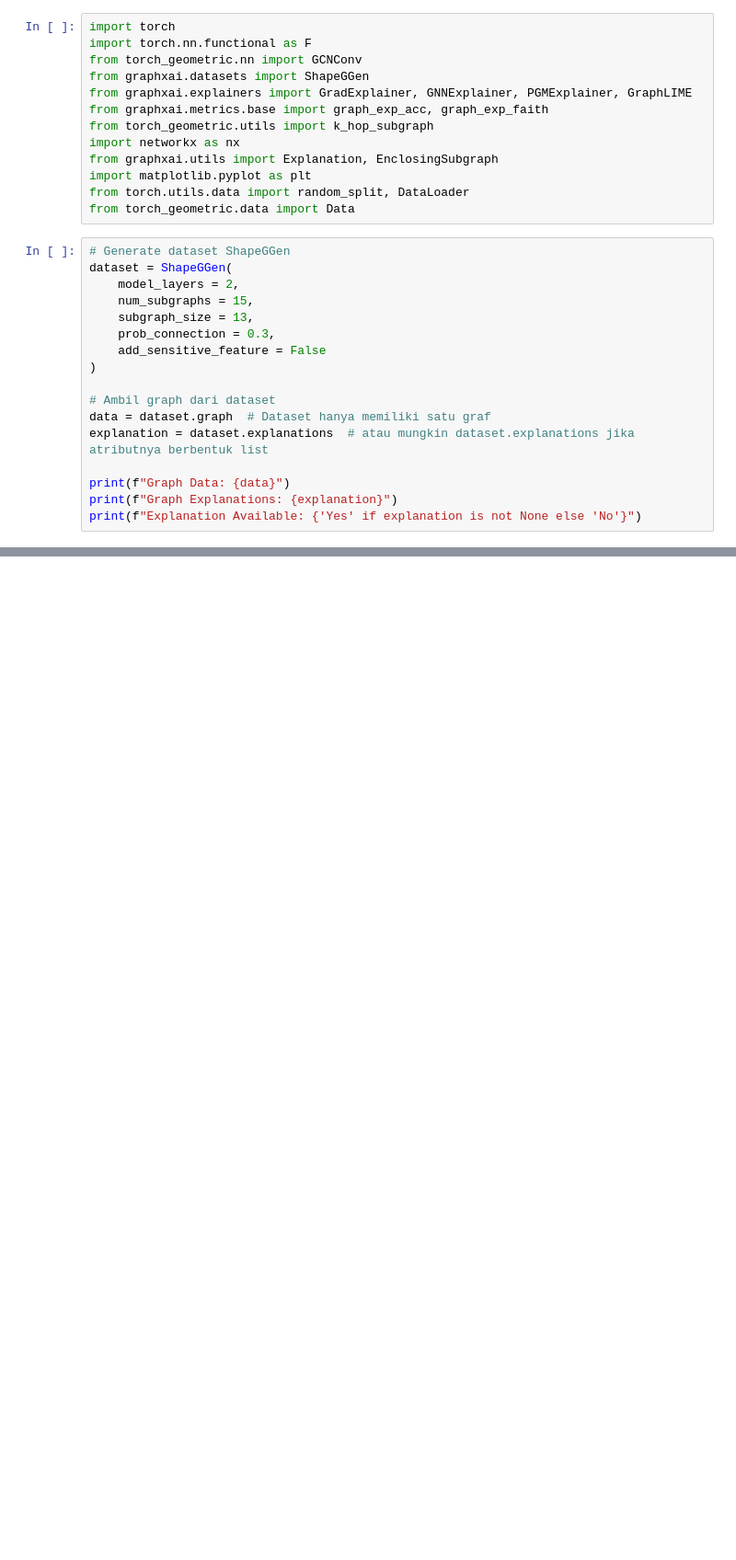
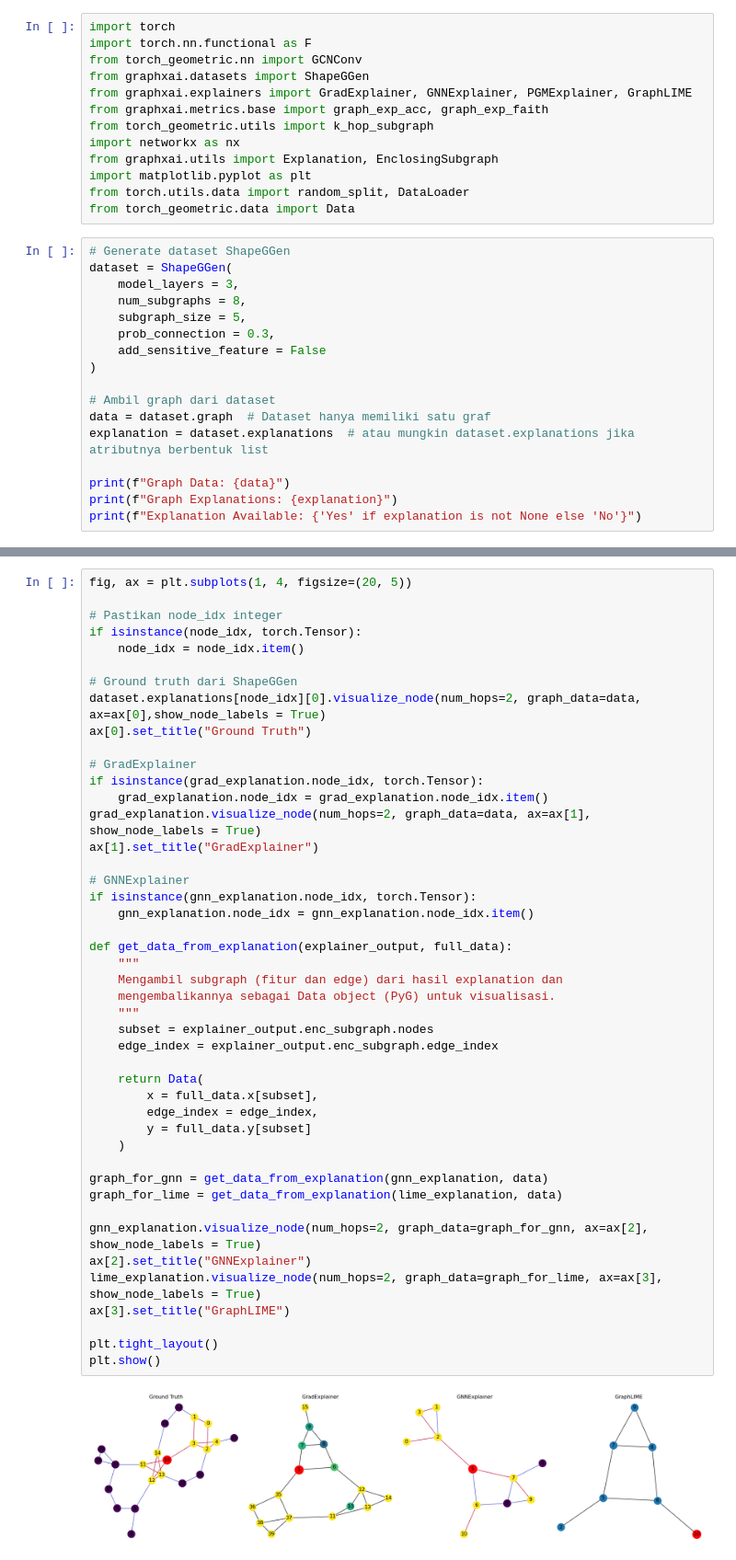
Before and after one commit to lingga24/graphXAI, a Jupyter notebook: explainer_graphLIME_split_auto.ipynb, the cells around one changed output, grey strips where cells are left out. Shown at 92% size. Saved outputs shown, nothing was run; the diff lists cells and outputs as text; blank space fills up the shorter version.

Commit message:
change to graphxai method for explain and visualize

```diff
--- a/explainer_graphLIME_split_auto.ipynb
+++ b/explainer_graphLIME_split_auto.ipynb
@@ -14,9 +14,9 @@ from torch_geometric.data import Data
 # %%
 # Generate dataset ShapeGGen
 dataset = ShapeGGen(
-    model_layers = 2,
-    num_subgraphs = 15,
-    subgraph_size = 13,
+    model_layers = 3,
+    num_subgraphs = 8,
+    subgraph_size = 5,
     prob_connection = 0.3,
     add_sensitive_feature = False
 )
@@ -280,3 +215,50 @@ visualize_all_explanations_subgraph(
+# %%
+fig, ax = plt.subplots(1, 4, figsize=(20, 5))
+
+# Pastikan node_idx integer
+if isinstance(node_idx, torch.Tensor):
+    node_idx = node_idx.item()
+
+# Ground truth dari ShapeGGen
+dataset.explanations[node_idx][0].visualize_node(num_hops=2, graph_data=data, ax=ax[0],show_node_labels = True)
+ax[0].set_title("Ground Truth")
+
+# GradExplainer
+if isinstance(grad_explanation.node_idx, torch.Tensor):
+    grad_explanation.node_idx = grad_explanation.node_idx.item()
+grad_explanation.visualize_node(num_hops=2, graph_data=data, ax=ax[1], show_node_labels = True)
+ax[1].set_title("GradExplainer")
+
+# GNNExplainer
+if isinstance(gnn_explanation.node_idx, torch.Tensor):
+    gnn_explanation.node_idx = gnn_explanation.node_idx.item()
+
+def get_data_from_explanation(explainer_output, full_data):
+    """
+    Mengambil subgraph (fitur dan edge) dari hasil explanation dan
+    mengembalikannya sebagai Data object (PyG) untuk visualisasi.
+    """
+    subset = explainer_output.enc_subgraph.nodes
+    edge_index = explainer_output.enc_subgraph.edge_index
+
+    return Data(
+        x = full_data.x[subset],
+        edge_index = edge_index,
+        y = full_data.y[subset]
+    )
+
+graph_for_gnn = get_data_from_explanation(gnn_explanation, data)
+graph_for_lime = get_data_from_explanation(lime_explanation, data)
+
+gnn_explanation.visualize_node(num_hops=2, graph_data=graph_for_gnn, ax=ax[2], show_node_labels = True)
+ax[2].set_title("GNNExplainer")
+lime_explanation.visualize_node(num_hops=2, graph_data=graph_for_lime, ax=ax[3], show_node_labels = True)
+ax[3].set_title("GraphLIME")
+
+plt.tight_layout()
+plt.show()
+# %% [output]
+[figure, added]
 # %%
 from graphxai.utils import Explanation, EnclosingSubgraph
 
```
Also changed, not shown: parts of 11 cells of this notebook.
